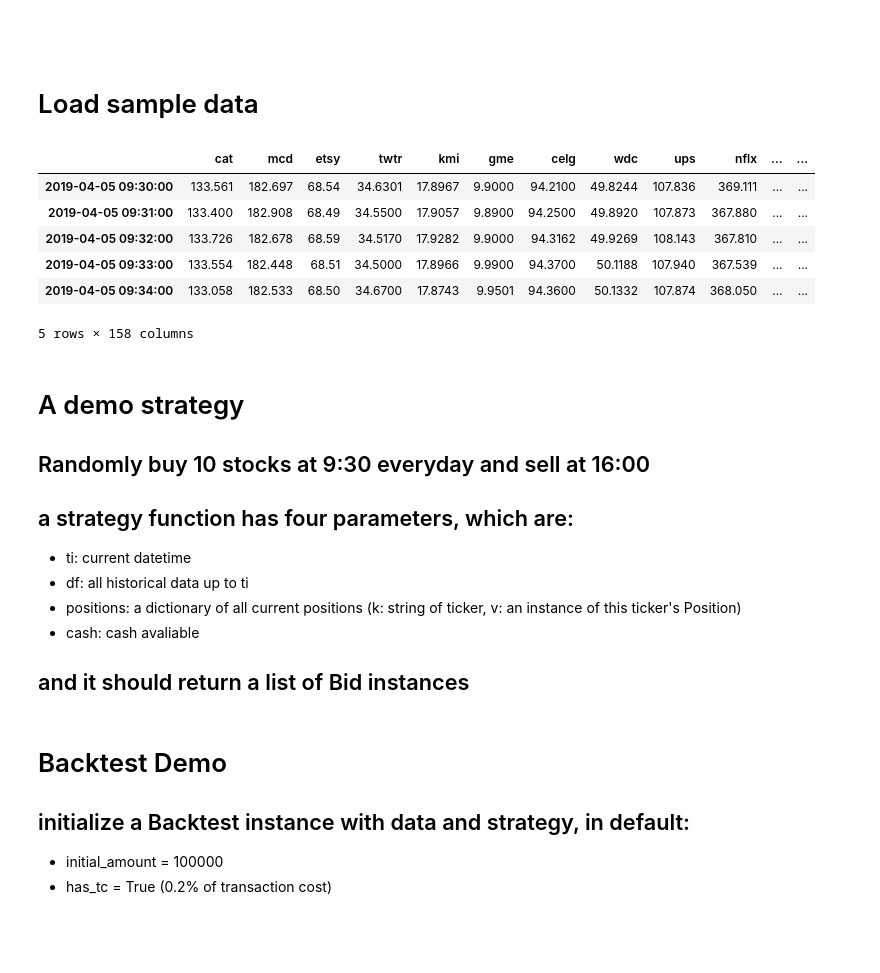
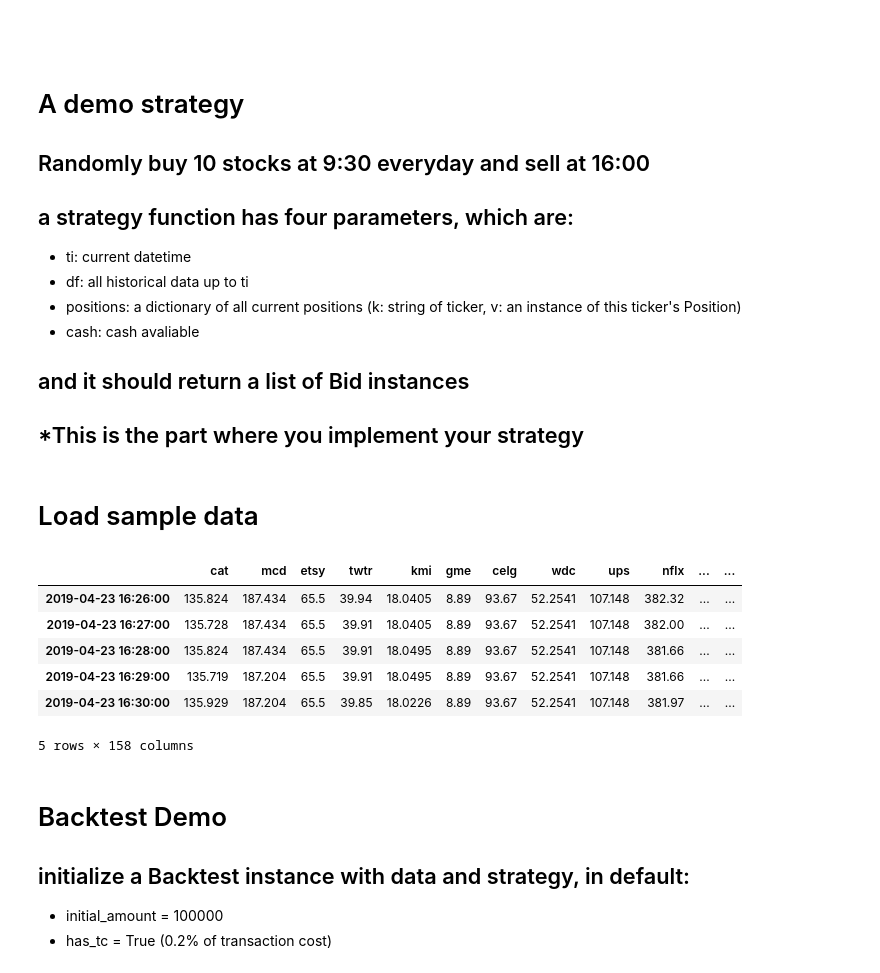
Before and after one commit to TigaJi/GeneralBacktest, a Jupyter notebook: demos.ipynb, the cells around one changed output. Cells and saved outputs as stored; diff of their text form; code cells hidden in the pictures; blank space fills up the shorter version.

```diff
--- a/demos.ipynb
+++ b/demos.ipynb
@@ -84,19 +91,5 @@ Pnl for this single trade:  141.70000000000073
 # %% [markdown]
 #
-# %% [markdown]
-# Load sample data
-# %%
-data = pd.read_csv("test_data.csv",index_col=[0])
-data.index = pd.to_datetime(data.index)
-data.head(5)
-# %% [output]
-|  | cat | mcd | etsy | twtr | kmi | gme | celg | wdc | ups | nflx | ... | ... |
-| 2019-04-05 09:30:00 | 133.561 | 182.697 | 68.54 | 34.6301 | 17.8967 | 9.9000 | 94.2100 | 49.8244 | 107.836 | 369.111 | ... | ... |
-| 2019-04-05 09:31:00 | 133.400 | 182.908 | 68.49 | 34.5500 | 17.9057 | 9.8900 | 94.2500 | 49.8920 | 107.873 | 367.880 | ... | ... |
-| 2019-04-05 09:32:00 | 133.726 | 182.678 | 68.59 | 34.5170 | 17.9282 | 9.9000 | 94.3162 | 49.9269 | 108.143 | 367.810 | ... | ... |
-| 2019-04-05 09:33:00 | 133.554 | 182.448 | 68.51 | 34.5000 | 17.8966 | 9.9900 | 94.3700 | 50.1188 | 107.940 | 367.539 | ... | ... |
-| 2019-04-05 09:34:00 | 133.058 | 182.533 | 68.50 | 34.6700 | 17.8743 | 9.9501 | 94.3600 | 50.1332 | 107.874 | 368.050 | ... | ... |
-5 rows × 158 columns
 # %% [markdown]
 # A demo strategy
 ## Randomly buy 10 stocks at 9:30 everyday and sell at 16:00
@@ -107,6 +100,7 @@ data.head(5)
 - cash: cash avaliable
 
 ## and it should return a list of Bid instances
+## *This is the part where you implement your strategy
 # %%
 def my_strategy(ti,df,positions,cash):
 
@@ -143,3 +137,17 @@ def my_strategy(ti,df,positions,cash):
             bid.show()
         return bid_list
     return bid_list
+# %% [markdown]
+# Load sample data
+# %%
+data = pd.read_csv("test_data.csv",index_col=[0])
+data.index = pd.to_datetime(data.index)
+data.tail(5)
+# %% [output]
+|  | cat | mcd | etsy | twtr | kmi | gme | celg | wdc | ups | nflx | ... | ... |
+| 2019-04-23 16:26:00 | 135.824 | 187.434 | 65.5 | 39.94 | 18.0405 | 8.89 | 93.67 | 52.2541 | 107.148 | 382.32 | ... | ... |
+| 2019-04-23 16:27:00 | 135.728 | 187.434 | 65.5 | 39.91 | 18.0405 | 8.89 | 93.67 | 52.2541 | 107.148 | 382.00 | ... | ... |
+| 2019-04-23 16:28:00 | 135.824 | 187.434 | 65.5 | 39.91 | 18.0495 | 8.89 | 93.67 | 52.2541 | 107.148 | 381.66 | ... | ... |
+| 2019-04-23 16:29:00 | 135.719 | 187.204 | 65.5 | 39.91 | 18.0495 | 8.89 | 93.67 | 52.2541 | 107.148 | 381.66 | ... | ... |
+| 2019-04-23 16:30:00 | 135.929 | 187.204 | 65.5 | 39.85 | 18.0226 | 8.89 | 93.67 | 52.2541 | 107.148 | 381.97 | ... | ... |
+5 rows × 158 columns
```
Also changed, not shown: parts of 15 cells of this notebook, 9 other files.
